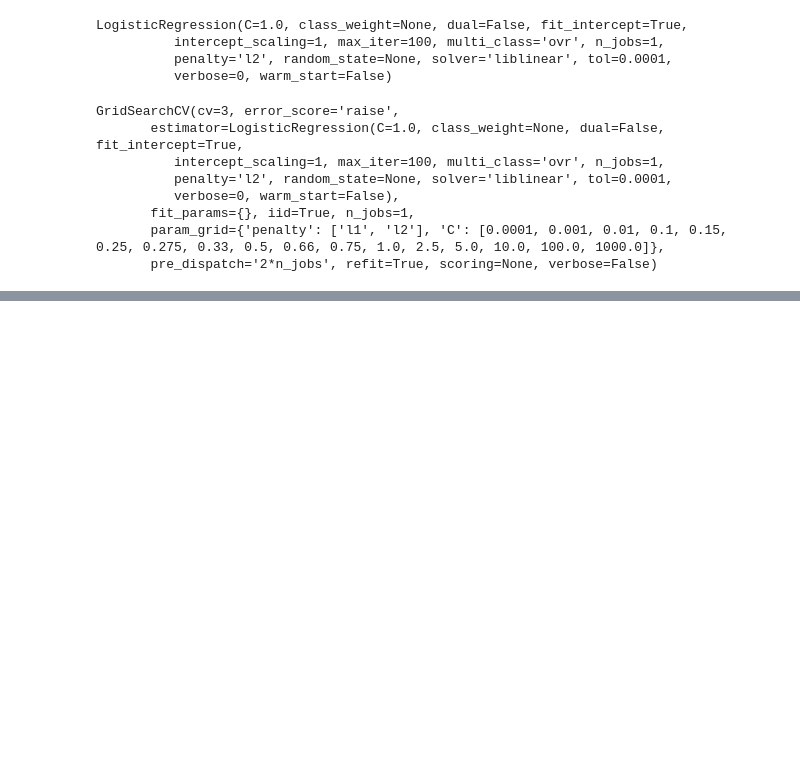
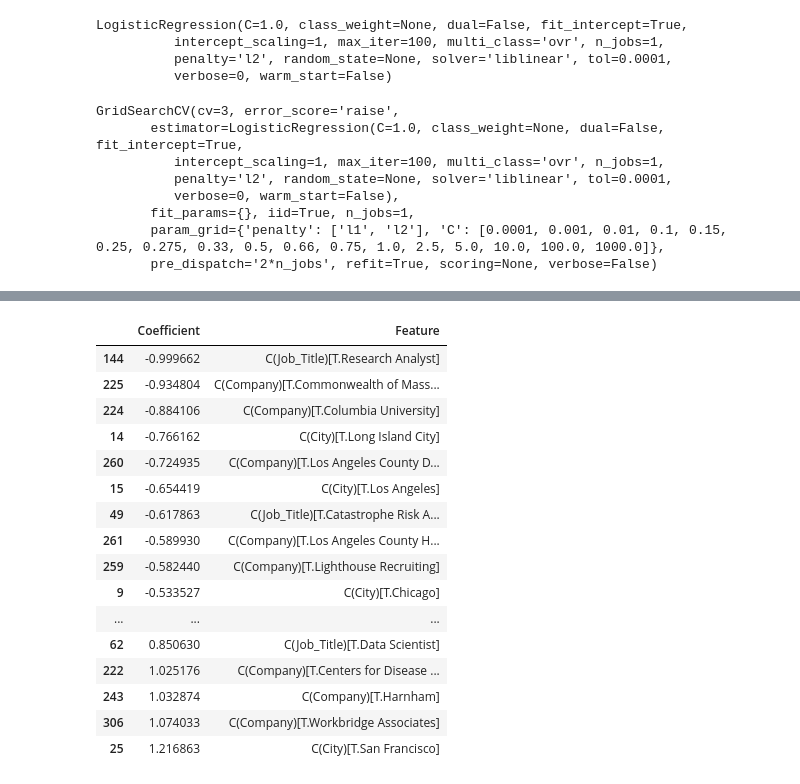
Before and after one commit to baerr20/GA-DSI, a Jupyter notebook: Project4/Project+4+-+Web+Scrapping+Data+Scientist+Salaries-Full-aj.ipynb, the cells around one changed output, grey strips where cells are left out. Saved outputs shown, nothing was run; the diff lists cells and outputs as text; code cells hidden in the pictures; blank space fills up the shorter version.

```diff
--- a/Project4/Project+4+-+Web+Scrapping+Data+Scientist+Salaries-Full-aj.ipynb
+++ b/Project4/Project+4+-+Web+Scrapping+Data+Scientist+Salaries-Full-aj.ipynb
@@ -486,0 +487,26 @@ plt.show()
+# %%
+def examine_coefficients(model, df):
+   df = pd.DataFrame(
+       { 'Coefficient' : model.coef_[0] , 'Feature' : df.columns}
+   ).sort_values(by='Coefficient')
+   return df[df.Coefficient !=0 ]
+
+examine_coefficients(model, X)
+# %% [output]
+|  | Coefficient | Feature |
+| 144 | -0.999662 | C(Job_Title)[T.Research Analyst] |
+| 225 | -0.934804 | C(Company)[T.Commonwealth of Mass... |
+| 224 | -0.884106 | C(Company)[T.Columbia University] |
+| 14 | -0.766162 | C(City)[T.Long Island City] |
+| 260 | -0.724935 | C(Company)[T.Los Angeles County D... |
+| 15 | -0.654419 | C(City)[T.Los Angeles] |
+| 49 | -0.617863 | C(Job_Title)[T.Catastrophe Risk A... |
+| 261 | -0.589930 | C(Company)[T.Los Angeles County H... |
+| 259 | -0.582440 | C(Company)[T.Lighthouse Recruiting] |
+| 9 | -0.533527 | C(City)[T.Chicago] |
+| ... | ... | ... |
+| 62 | 0.850630 | C(Job_Title)[T.Data Scientist] |
+| 222 | 1.025176 | C(Company)[T.Centers for Disease ... |
+| 243 | 1.032874 | C(Company)[T.Harnham] |
+| 306 | 1.074033 | C(Company)[T.Workbridge Associates] |
+| 25 | 1.216863 | C(City)[T.San Francisco] |
```
Also changed, not shown: parts of 17 cells of this notebook.
